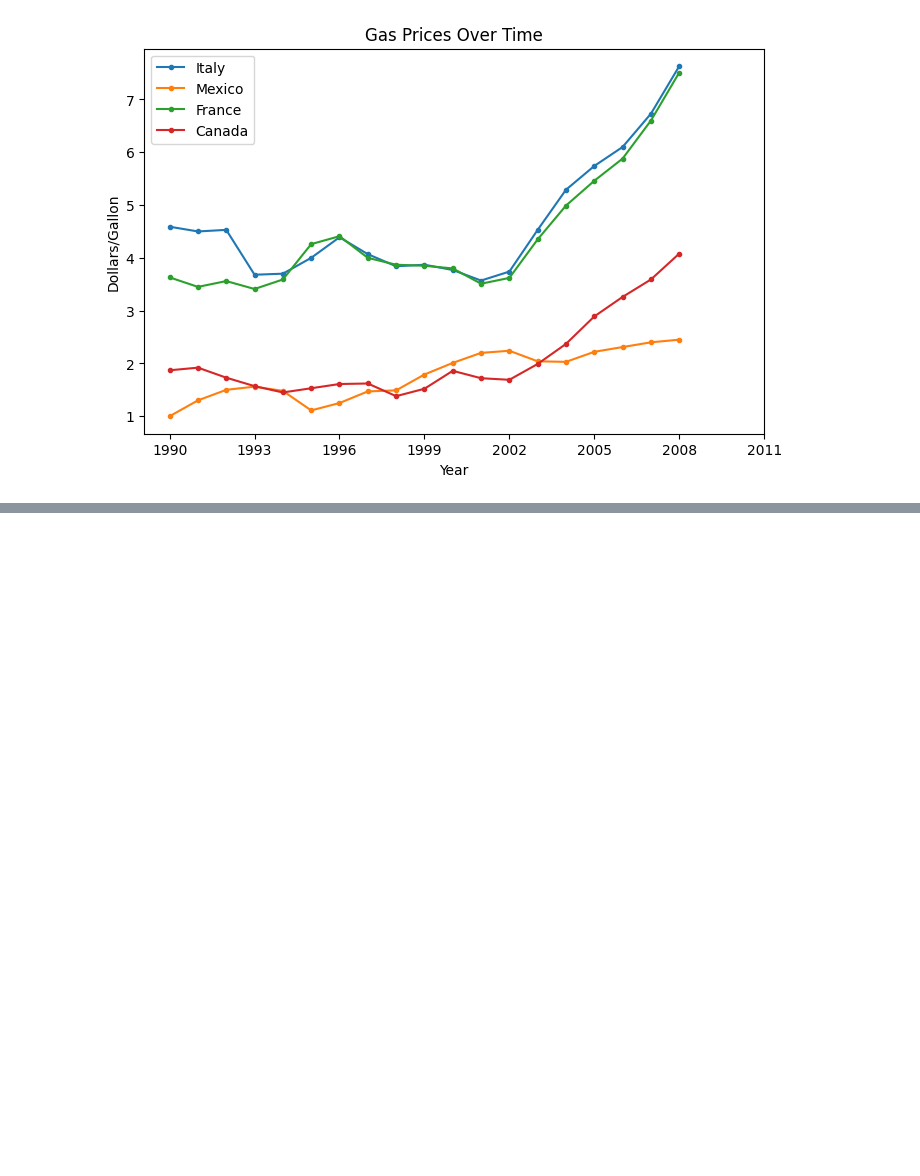
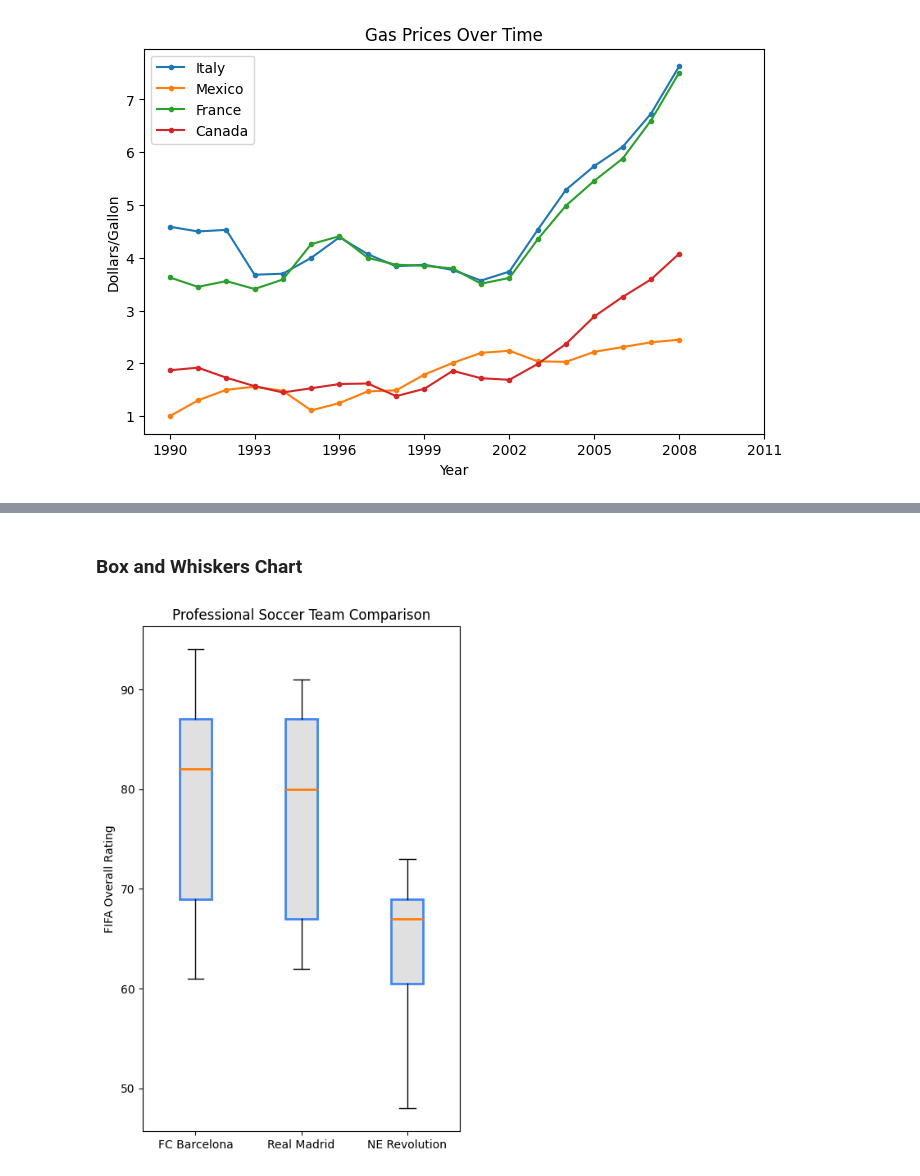
Before and after one commit to atkaridarshan04/Python, a Jupyter notebook: Matplotlib/Examples.ipynb, the cells around one changed output, grey strips where cells are left out. Cells and saved outputs as stored; diff of their text form; code cells hidden in the pictures; blank space fills up the shorter version.

```diff
--- a/Matplotlib/Gas_Prices_Example.ipynb
+++ b/Matplotlib/Examples.ipynb
@@ -71,0 +173,28 @@ plt.show()
+# %% [markdown]
+### Box and Whiskers Chart
+# %%
+plt.figure(figsize=(5,8), dpi=100)
+
+plt.style.use('default')
+
+barcelona = fifa.loc[fifa.Club == "FC Barcelona"]['Overall']
+madrid = fifa.loc[fifa.Club == "Real Madrid"]['Overall']
+revs = fifa.loc[fifa.Club == "New England Revolution"]['Overall']
+
+#bp = plt.boxplot([barcelona, madrid, revs], labels=['a','b','c'], boxprops=dict(facecolor='red'))
+bp = plt.boxplot([barcelona, madrid, revs], labels=['FC Barcelona','Real Madrid','NE Revolution'], patch_artist=True, medianprops={'linewidth': 2})
+
+plt.title('Professional Soccer Team Comparison')
+plt.ylabel('FIFA Overall Rating')
+
+for box in bp['boxes']:
+    # change outline color
+    box.set(color='#4286f4', linewidth=2)
+    # change fill color
+    box.set(facecolor = '#e0e0e0' )
+    # change hatch
+    #box.set(hatch = '/')
+
+plt.show()
+# %% [output]
+[figure, added]
```
Also changed, not shown: parts of 11 cells of this notebook, 1 other file.
